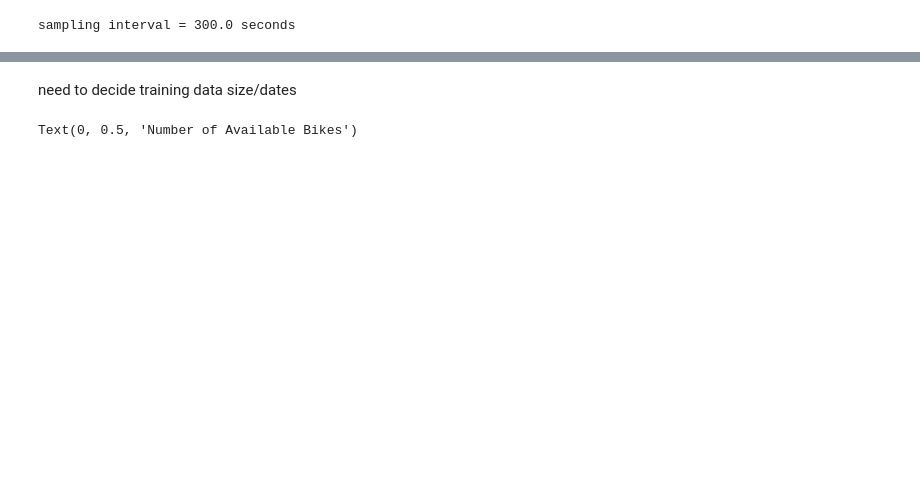
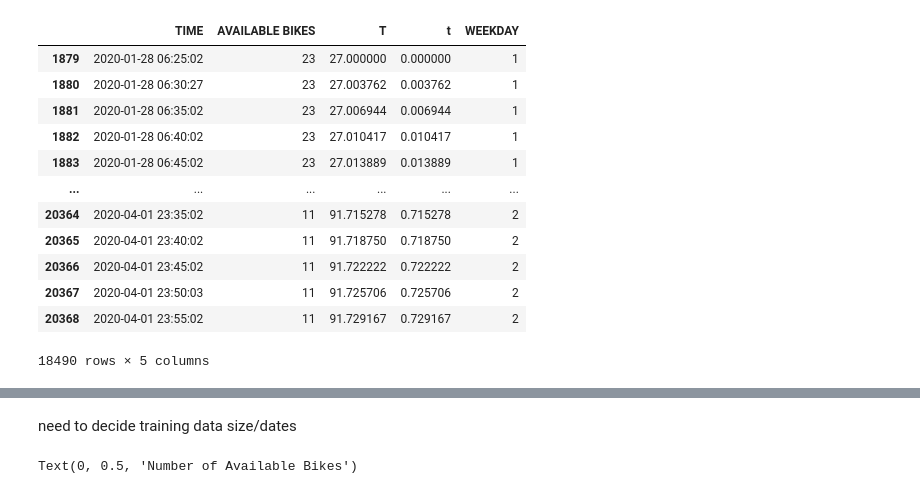
Before and after one commit to daltHub/Final-Assignment, a Jupyter notebook: feature_engineering.ipynb, the cells around one changed output, grey strips where cells are left out. Saved outputs shown, nothing was run; the diff lists cells and outputs as text; code cells hidden in the pictures; blank space fills up the shorter version.

```diff
--- a/feature_engineering.ipynb
+++ b/feature_engineering.ipynb
@@ -11,21 +14,39 @@ df1 = pd.read_csv('data/buckingham.csv', usecols=[1,5])
 df1['TIME'] = pd.to_datetime(df1['TIME'])
 
 
-start = pd.to_datetime(str(min(df1.TIME)))   # 2020-01-01 06:25:02. Data only reliable after 2020-01-26.
-end = pd.to_datetime(str(max(df1.TIME)))     # 2020-04-01 23:55:02.
-start_date = start.date()
-end_date = end.date()
+# start = pd.to_datetime('2020-01-27')   # 2020-01-01 06:25:02. Data only reliable after 2020-01-26.
+# end = pd.to_datetime(str(max(df1.TIME)))     # 2020-04-01 23:55:02.
+# start_date = start.date()
+# end_date = end.date()
 
-t_start = pd.DatetimeIndex([start]).astype(np.int64)/1000000000
-t_end = pd.DatetimeIndex([end]).astype(np.int64)/1000000000
+# t_start = pd.DatetimeIndex([start]).astype(np.int64)/1000000000
+# t_end = pd.DatetimeIndex([end]).astype(np.int64)/1000000000
 
 
 t_full=pd.array(pd.DatetimeIndex(df1.iloc[:,0]).astype(np.int64))/1000000000
 df1['T']=(t_full-t_full[0])/60/60/24 # convert timestamp to days
+df1['t'] = df1['T'].apply(lambda x: x%1)
+
+# df
+df1.drop(df1.loc[df1['T']<27].index, inplace=True)
 df1['WEEKDAY'] = pd.to_datetime(df1['TIME'])
 df1['WEEKDAY'] = df1['WEEKDAY'].dt.dayofweek
-
+# t = np.extract([(t_full>=t_start) & (t_full<=t_end)], t_full)
 dt = t_full[1] - t_full[0]
-print(f"sampling interval = {dt} seconds")
+# print(f"sampling interval = {dt} seconds")
-# %% [output]
-sampling interval = 300.0 seconds
+# %%
+df1
+# %% [output]
+|  | TIME | AVAILABLE BIKES | T | t | WEEKDAY |
+| 1879 | 2020-01-28 06:25:02 | 23 | 27.000000 | 0.000000 | 1 |
+| 1880 | 2020-01-28 06:30:27 | 23 | 27.003762 | 0.003762 | 1 |
+| 1881 | 2020-01-28 06:35:02 | 23 | 27.006944 | 0.006944 | 1 |
+| 1882 | 2020-01-28 06:40:02 | 23 | 27.010417 | 0.010417 | 1 |
+| 1883 | 2020-01-28 06:45:02 | 23 | 27.013889 | 0.013889 | 1 |
+| ... | ... | ... | ... | ... | ... |
+| 20364 | 2020-04-01 23:35:02 | 11 | 91.715278 | 0.715278 | 2 |
+| 20365 | 2020-04-01 23:40:02 | 11 | 91.718750 | 0.718750 | 2 |
+| 20366 | 2020-04-01 23:45:02 | 11 | 91.722222 | 0.722222 | 2 |
+| 20367 | 2020-04-01 23:50:03 | 11 | 91.725706 | 0.725706 | 2 |
+| 20368 | 2020-04-01 23:55:02 | 11 | 91.729167 | 0.729167 | 2 |
+18490 rows × 5 columns
```
Also changed, not shown: parts of 13 cells of this notebook, 11 other files.
